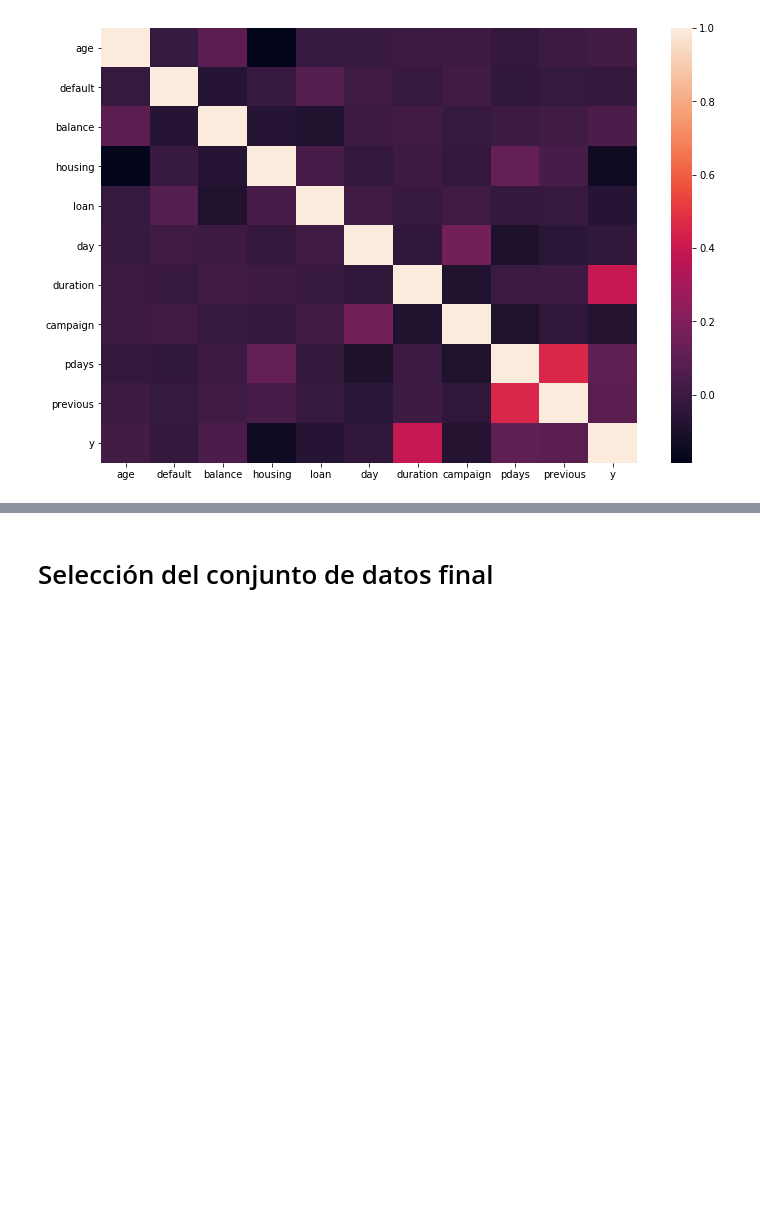
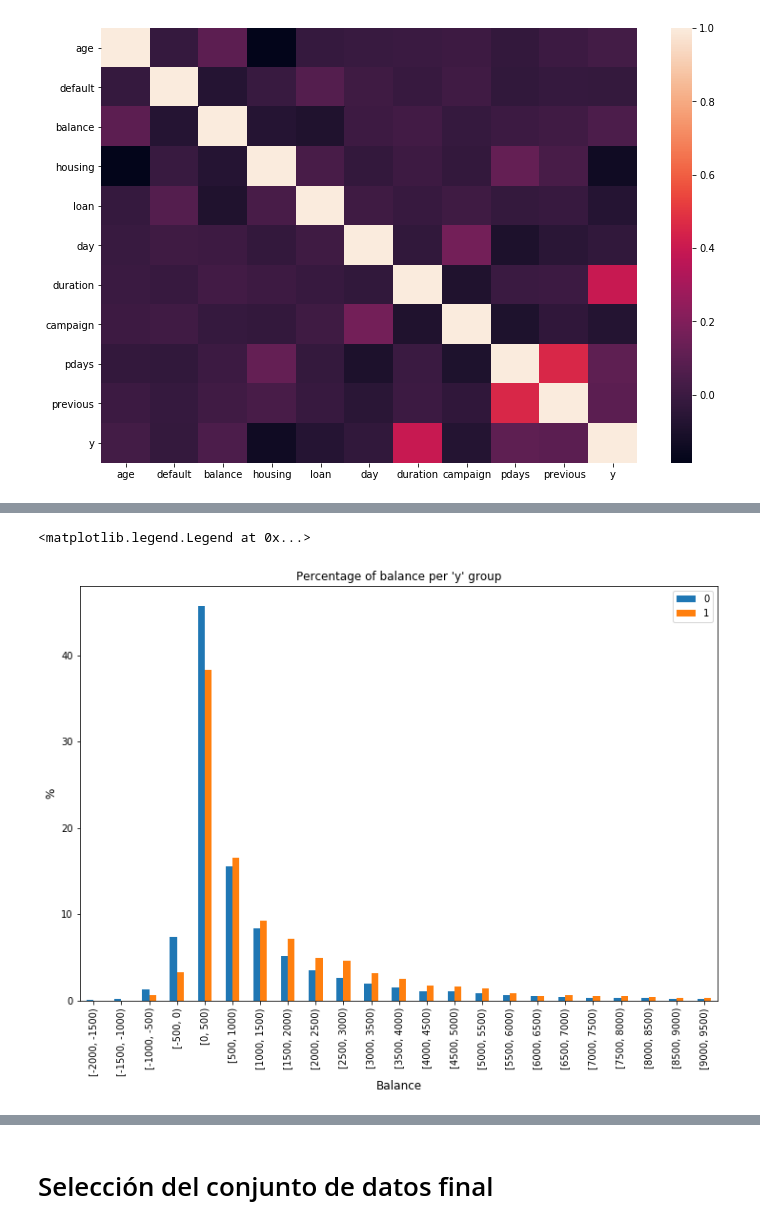
Before and after one commit to JoanMartin/UIB-MasterInBigData, a Jupyter notebook: Statistical-Learning-and-Decision-Making-II/Bank classification/Bank Classification.ipynb, the cells around one changed output, grey strips where cells are left out. Saved outputs shown, nothing was run; the diff lists cells and outputs as text; code cells hidden in the pictures; blank space fills up the shorter version.

```diff
--- a/Statistical-Learning-and-Decision-Making-II/Bank classification/Bank Classification.ipynb
+++ b/Statistical-Learning-and-Decision-Making-II/Bank classification/Bank Classification.ipynb
@@ -144,0 +183,13 @@ sns.heatmap(corr,
+# %%
+ranges =  [i for i in range(-2000, 10000, 500)]
+
+temp = df[['balance', 'y']].groupby([pd.cut(df.balance, ranges, right=False), 'y']).count()
+temp = temp.groupby(level=1).apply(lambda x: x * 100 / x.sum()).unstack()
+
+ax = temp.plot(kind='bar', title ="Percentage of balance per 'y' group", legend=True)
+ax.set_xlabel("Balance", fontsize=12)
+ax.set_ylabel("%", fontsize=12)
+ax.legend(["0", "1"])
+# %% [output]
+<matplotlib.legend.Legend at 0x...>
+[figure, added]
```
Also changed, not shown: parts of 57 cells of this notebook, 1 other file.
